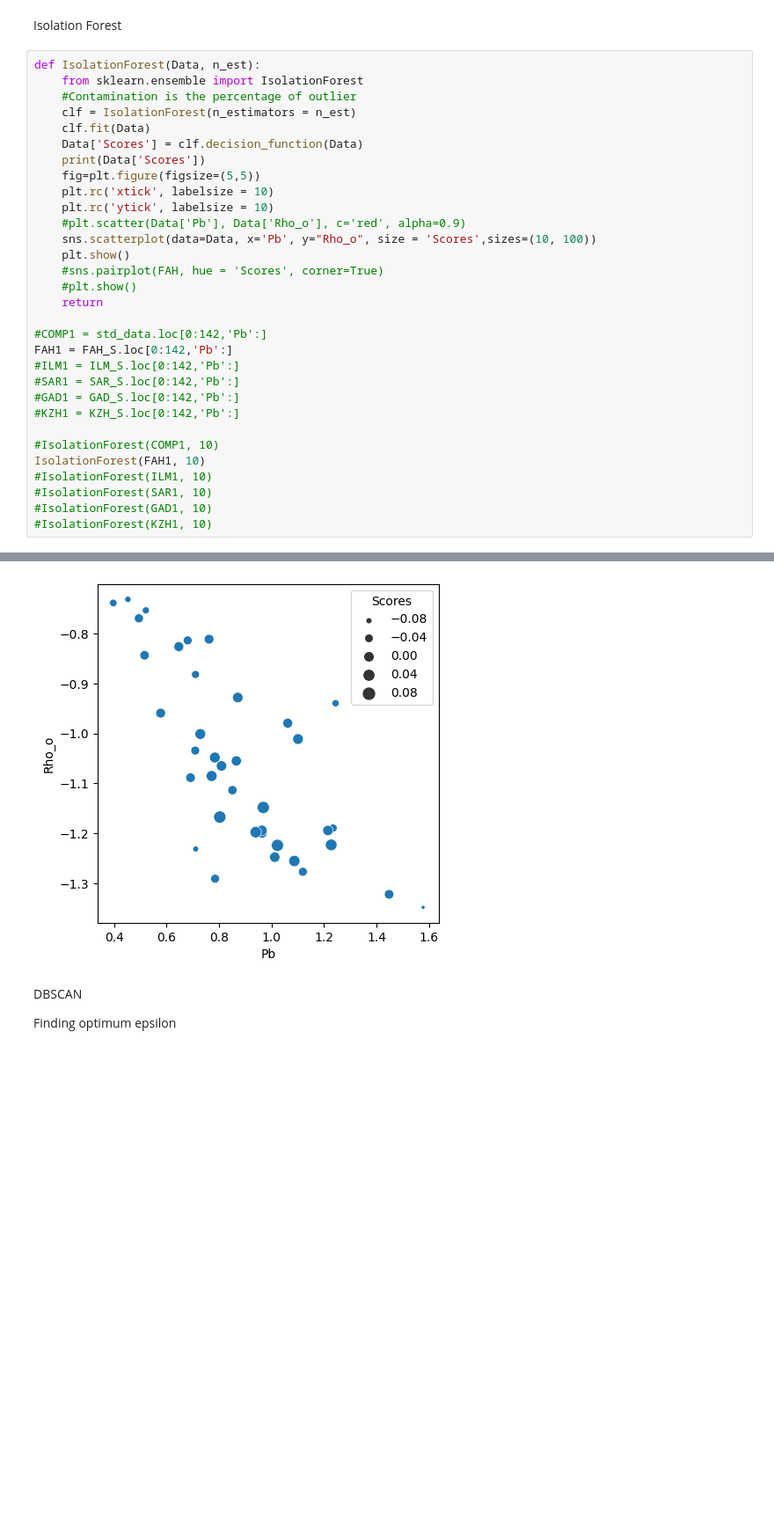
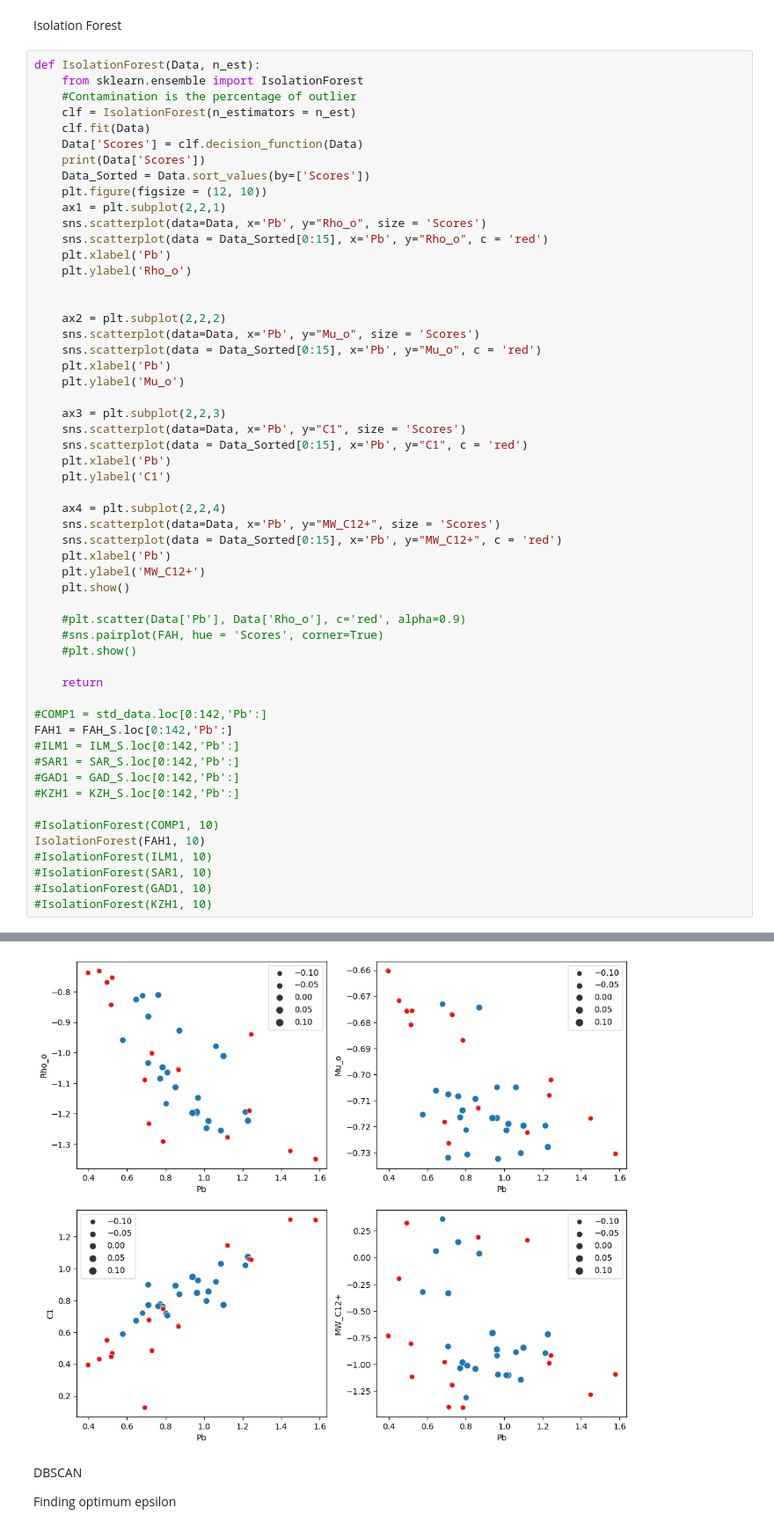
Before and after one commit to Mahdimamara/PVT, a Jupyter notebook: PVT.ipynb, the cells around one changed output, grey strips where cells are left out. Shown: that part at 88% size. Saved outputs shown, nothing was run; the diff lists cells and outputs as text; blank space fills up the shorter version.

Commit message:
Plots Modified

```diff
--- a/PVT.ipynb
+++ b/PVT.ipynb
@@ -104,14 +104,38 @@ def IsolationForest(Data, n_est):
     clf.fit(Data)
     Data['Scores'] = clf.decision_function(Data)
     print(Data['Scores'])
-    fig=plt.figure(figsize=(5,5))
-    plt.rc('xtick', labelsize = 10)
-    plt.rc('ytick', labelsize = 10)
+    Data_Sorted = Data.sort_values(by=['Scores'])
+    plt.figure(figsize = (12, 10))
+    ax1 = plt.subplot(2,2,1)
+    sns.scatterplot(data=Data, x='Pb', y="Rho_o", size = 'Scores')
+    sns.scatterplot(data = Data_Sorted[0:15], x='Pb', y="Rho_o", c = 'red')
+    plt.xlabel('Pb')
+    plt.ylabel('Rho_o')
+
+
+    ax2 = plt.subplot(2,2,2)
+    sns.scatterplot(data=Data, x='Pb', y="Mu_o", size = 'Scores')
+    sns.scatterplot(data = Data_Sorted[0:15], x='Pb', y="Mu_o", c = 'red')
+    plt.xlabel('Pb')
+    plt.ylabel('Mu_o')
+
+    ax3 = plt.subplot(2,2,3)
+    sns.scatterplot(data=Data, x='Pb', y="C1", size = 'Scores')
+    sns.scatterplot(data = Data_Sorted[0:15], x='Pb', y="C1", c = 'red')
+    plt.xlabel('Pb')
+    plt.ylabel('C1')
+
+    ax4 = plt.subplot(2,2,4)
+    sns.scatterplot(data=Data, x='Pb', y="MW_C12+", size = 'Scores')
+    sns.scatterplot(data = Data_Sorted[0:15], x='Pb', y="MW_C12+", c = 'red')
+    plt.xlabel('Pb')
+    plt.ylabel('MW_C12+')
+    plt.show()
+
     #plt.scatter(Data['Pb'], Data['Rho_o'], c='red', alpha=0.9)
-    sns.scatterplot(data=Data, x='Pb', y="Rho_o", size = 'Scores',sizes=(10, 100))
-    plt.show()
     #sns.pairplot(FAH, hue = 'Scores', corner=True)
     #plt.show()
+
     return
 
 #COMP1 = std_data.loc[0:142,'Pb':]
@@ -147,5 +171,5 @@ IsolationForest(FAH1, 10)
 Name: Scores, dtype: float64
-[figure, old version]
+[figure, new version]
 # %% [markdown]
 DBSCAN
 
```
Also changed, not shown: parts of 4 cells of this notebook.
